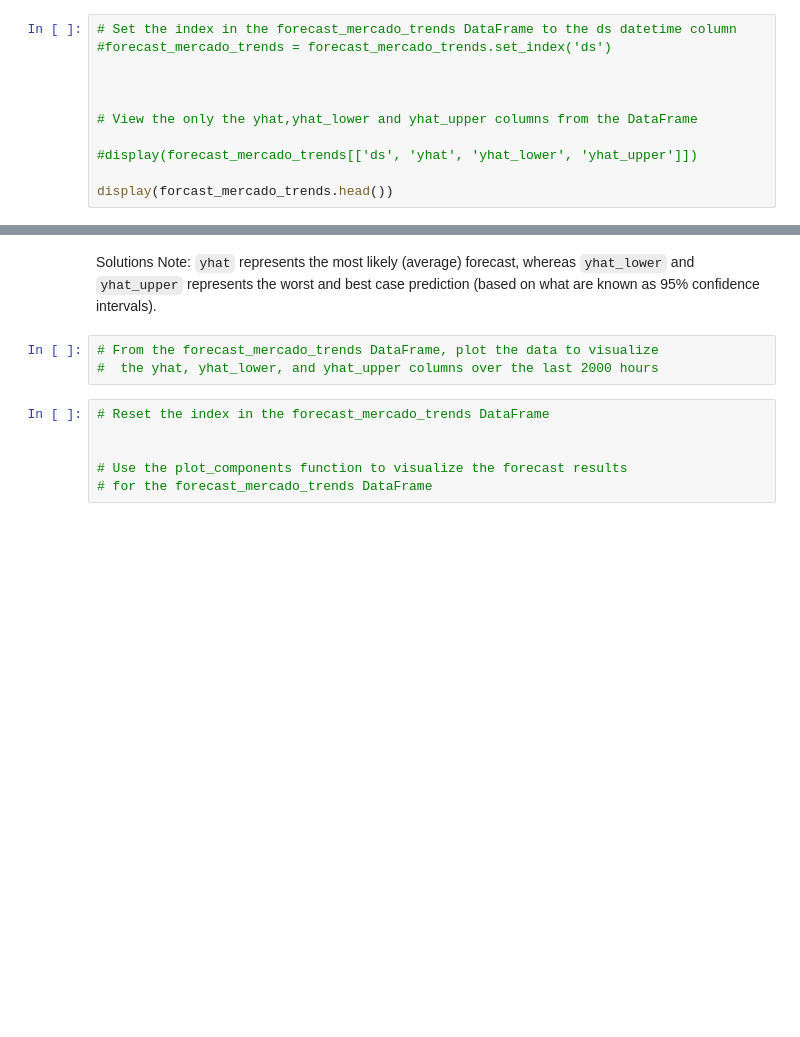
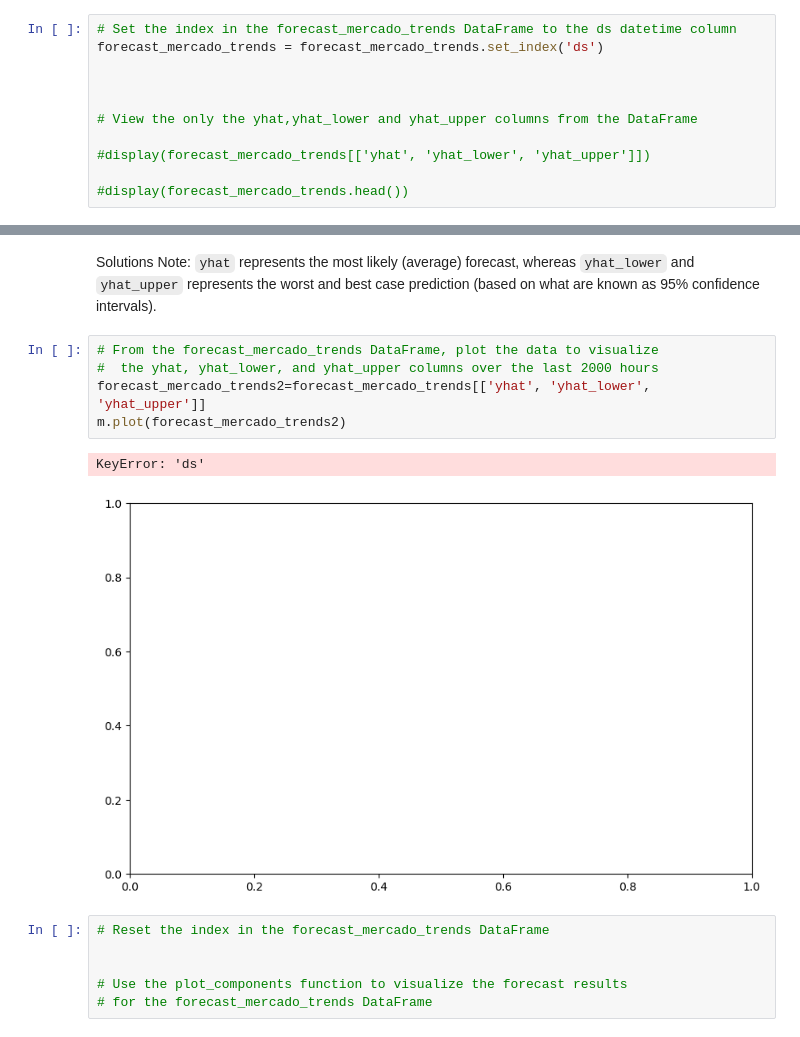
Before and after one commit to Philklim72/prophet_challenge, a Jupyter notebook: forecasting_net_prophet.ipynb, the cells around one changed output, grey strips where cells are left out. Drawn from its saved outputs; the diff is of its cells as text; blank space fills up the shorter version.

```diff
--- a/forecasting_net_prophet.ipynb
+++ b/forecasting_net_prophet.ipynb
@@ -584,12 +582,12 @@ m.plot(forecast_mercado_trends)
 * What's the lowest point for search traffic in the calendar year?
 # %%
 # Set the index in the forecast_mercado_trends DataFrame to the ds datetime column
-#forecast_mercado_trends = forecast_mercado_trends.set_index('ds')
+forecast_mercado_trends = forecast_mercado_trends.set_index('ds')
 
 
 
 # View the only the yhat,yhat_lower and yhat_upper columns from the DataFrame
 
-#display(forecast_mercado_trends[['ds', 'yhat', 'yhat_lower', 'yhat_upper']])
+#display(forecast_mercado_trends[['yhat', 'yhat_lower', 'yhat_upper']])
 
-display(forcast_mercado_trends.head())
+#display(forecast_mercado_trends.head())
@@ -600,6 +613,11 @@ Solutions Note: `yhat` represents the most likely (average) forecast, whereas `y
 # %%
 # From the forecast_mercado_trends DataFrame, plot the data to visualize
 #  the yhat, yhat_lower, and yhat_upper columns over the last 2000 hours
+forecast_mercado_trends2=forecast_mercado_trends[['yhat', 'yhat_lower', 'yhat_upper']]
+m.plot(forecast_mercado_trends2)
+# %% [output]
+KeyError: 'ds'
+[figure, added]
 # %%
 # Reset the index in the forecast_mercado_trends DataFrame
 
```
Also changed, not shown: parts of 5 cells of this notebook.
